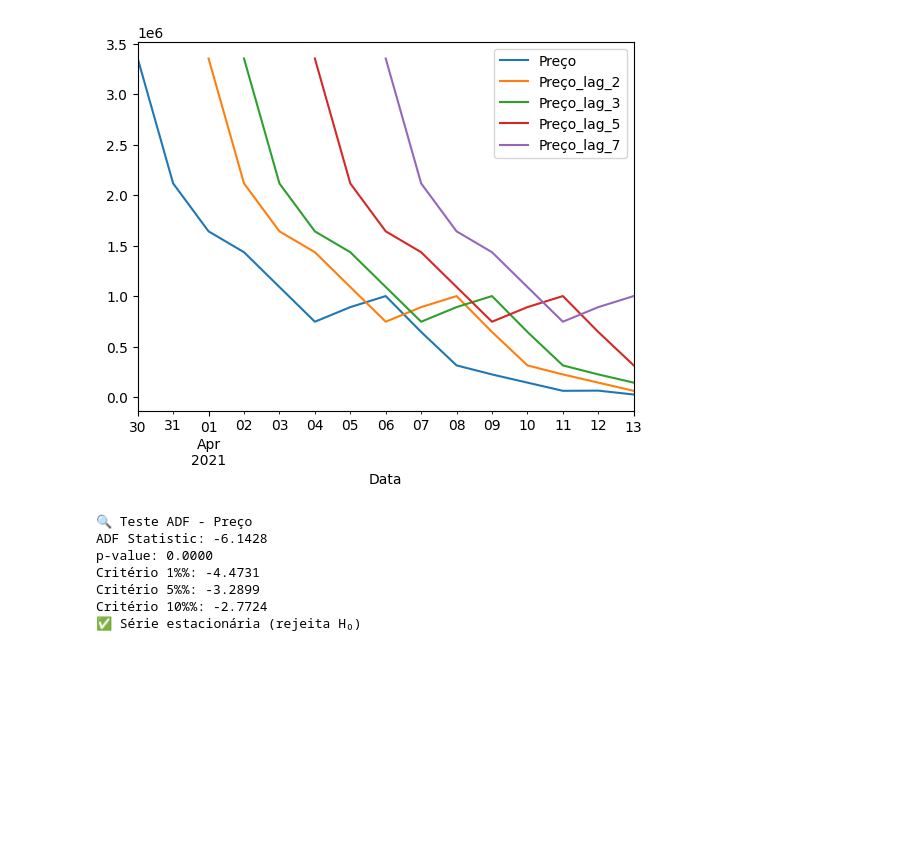
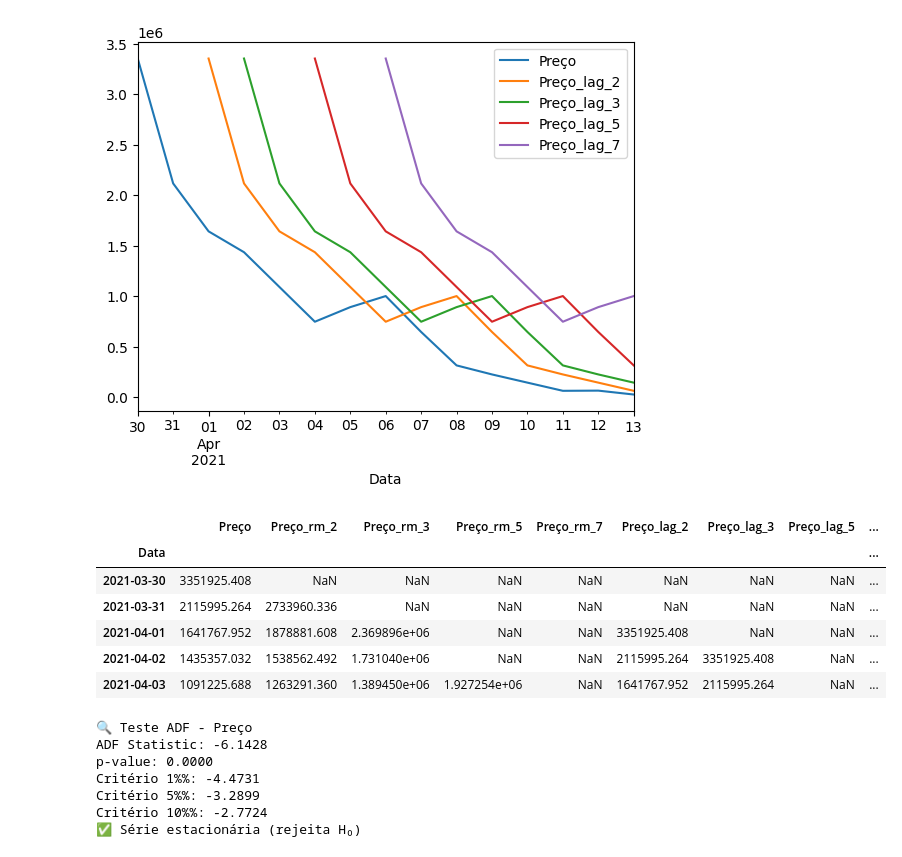
Before and after one commit to ederray/projetos_dnc, a Jupyter notebook: desafio1_modelo_previsao/notebooks/eda.ipynb, the cells around one changed output. Drawn from its saved outputs; the diff is of its cells as text; code cells hidden in the pictures; blank space fills up the shorter version.

```diff
--- a/desafio1_modelo_previsao/notebooks/eda.ipynb
+++ b/desafio1_modelo_previsao/notebooks/eda.ipynb
@@ -553,6 +399,18 @@ tbl_previsao.plot()
 tbl_previsao[['Preço', 'Preço_lag_2', 'Preço_lag_3', 'Preço_lag_5','Preço_lag_7']].plot();
 # %% [output]
 [figure]
+# %%
+# inserção de colunas de complemento de informação de data do index
+tbl_previsao = dados_temporais(tbl_previsao)
+tbl_previsao.head()
+# %% [output]
+|  | Preço | Preço_rm_2 | Preço_rm_3 | Preço_rm_5 | Preço_rm_7 | Preço_lag_2 | Preço_lag_3 | Preço_lag_5 | ... |
+| Data |  |  |  |  |  |  |  |  | ... |
+| 2021-03-30 | 3351925.408 | NaN | NaN | NaN | NaN | NaN | NaN | NaN | ... |
+| 2021-03-31 | 2115995.264 | 2733960.336 | NaN | NaN | NaN | NaN | NaN | NaN | ... |
+| 2021-04-01 | 1641767.952 | 1878881.608 | 2.369896e+06 | NaN | NaN | 3351925.408 | NaN | NaN | ... |
+| 2021-04-02 | 1435357.032 | 1538562.492 | 1.731040e+06 | NaN | NaN | 2115995.264 | 3351925.408 | NaN | ... |
+| 2021-04-03 | 1091225.688 | 1263291.360 | 1.389450e+06 | 1.927254e+06 | NaN | 1641767.952 | 2115995.264 | NaN | ... |
 # %%
 # teste de estacionariedade da série temporal
 testar_estacionariedade(tbl_previsao['Preço'], nome='Preço')
```
Also changed, not shown: parts of 23 cells of this notebook, 4 other files.
